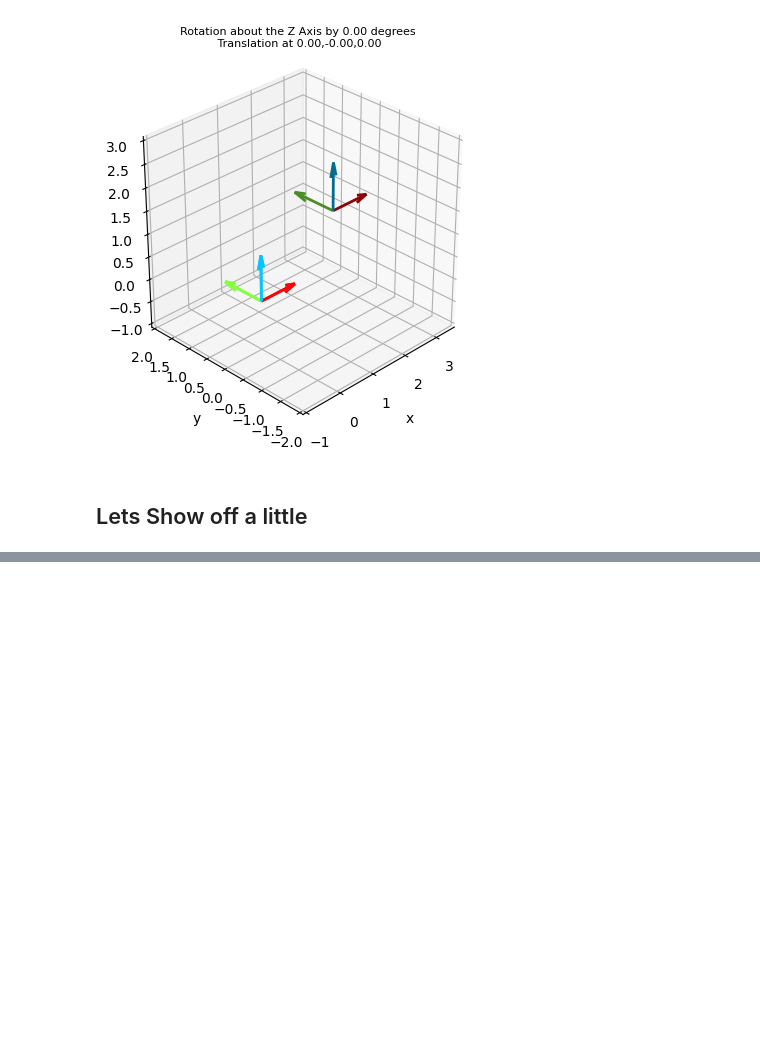
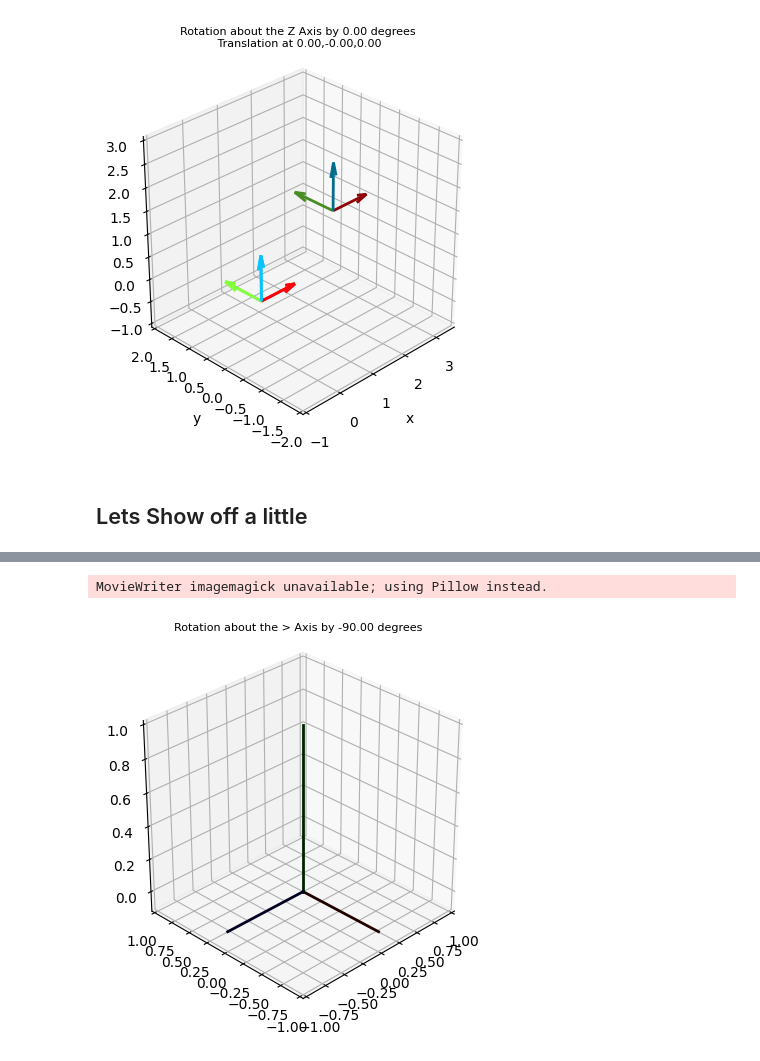
Before and after one commit to BrianLesko/Robotics, a Jupyter notebook: CoordinateFrameAnimation/Python/animation.ipynb, the cells around one changed output, grey strips where cells are left out. Cells and saved outputs as stored; diff of their text form; code cells hidden in the pictures; blank space fills up the shorter version.

```diff
--- a/CoordinateFrameAnimation/Python/animation.ipynb
+++ b/CoordinateFrameAnimation/Python/animation.ipynb
@@ -292,0 +298,59 @@ plt.show()
+# %%
+import numpy as np
+import matplotlib.pyplot as plt
+from mpl_toolkits.mplot3d import Axes3D
+import matplotlib.animation as animation
+import math
+
+# ... (your functions here: draw_axis, draw_axis2, initialize_axis_limits, check_axis_limits, increase_axis_limits, set_axis_limits, rotX, rotY, rotZ) ...
+
+def update_frame(i, ax, Tstart_values, end_angle, step_angle, rot_funcs):
+    rot_func_index = i // (num_steps + 1)
+    frame_index = i % (num_steps + 1)
+    angle = min(frame_index * step_angle, end_angle)
+    ax.clear()
+    ax.set_box_aspect([1, 1, 1])
+    plt.gca().set_aspect('equal', adjustable='box')
+
+    rot_func = rot_funcs[rot_func_index]
+    Tstart = Tstart_values[min(rot_func_index, 1)]
+    Rcurrent = rot_func(angle * math.pi / 180)
+    Tlast_to_now = np.vstack([np.column_stack((Rcurrent, [0, 0, 0])), [0, 0, 0, 1]])
+    Tnow = np.dot(Tstart, Tlast_to_now)
+
+    darkness = angle / end_angle / 1.15
+
+    draw_axis2(ax, Tnow, darkness)
+    ax.set_title(f'Rotation about the {rot_func.__name__[-1]} Axis by {angle:.2f} degrees', fontsize=8)
+
+    ax.set_xlim([-1, 1])
+    ax.set_ylim([-1, 1])
+    ax.set_zlim([-0.1, 1])
+
+    ax.grid(True, linestyle='-', linewidth=0.25)
+    ax.view_init(elev=30, azim=225)
+
+
+location_start = np.array([0, 0, 0]).T
+R = np.eye(3)
+Tstart = np.vstack([np.column_stack((R, location_start)), [0, 0, 0, 1]])
+
+end_angle = -90
+step_angle = 5.0
+num_steps = int(np.ceil(abs(end_angle) / step_angle))
+
+fig = plt.figure()
+ax = fig.add_subplot(111, projection='3d')
+
+rotations = [rotY, rotZ, lambda x: np.dot(rotY(-90 * math.pi / 180), rotZ(-90 * math.pi / 180)), lambda x: np.dot(np.dot(rotY(-90 * math.pi / 180), rotZ(-90 * math.pi / 180)), rotX(-90 * math.pi / 180))]
+Tstart_values = [Tstart, np.vstack([np.column_stack((rotY(-90 * math.pi / 180), [0, 0, 0])), [0, 0, 0, 1]])]
+
+total_frames = len(rotations) * (num_steps + 1)
+
+ani = animation.FuncAnimation(fig, update_frame, frames=total_frames, fargs=(ax, Tstart_values, end_angle, step_angle, rotations), interval=100)
+
+ani.save('animation.gif', writer='imagemagick', fps=15)
+plt.show()
+# %% [output]
+MovieWriter imagemagick unavailable; using Pillow instead.
+[figure, added]
```
Also changed, not shown: parts of 3 cells of this notebook, 11 other files.
